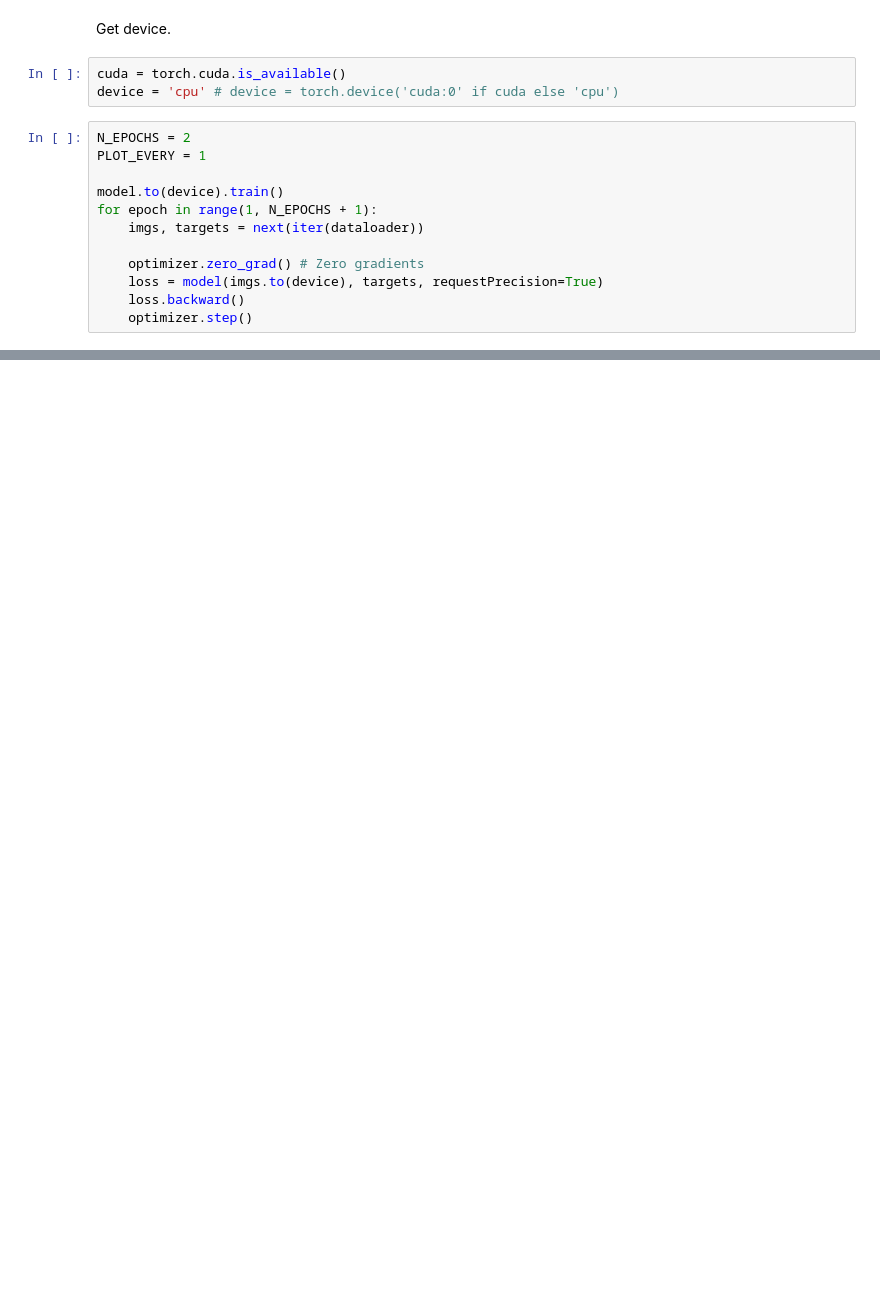
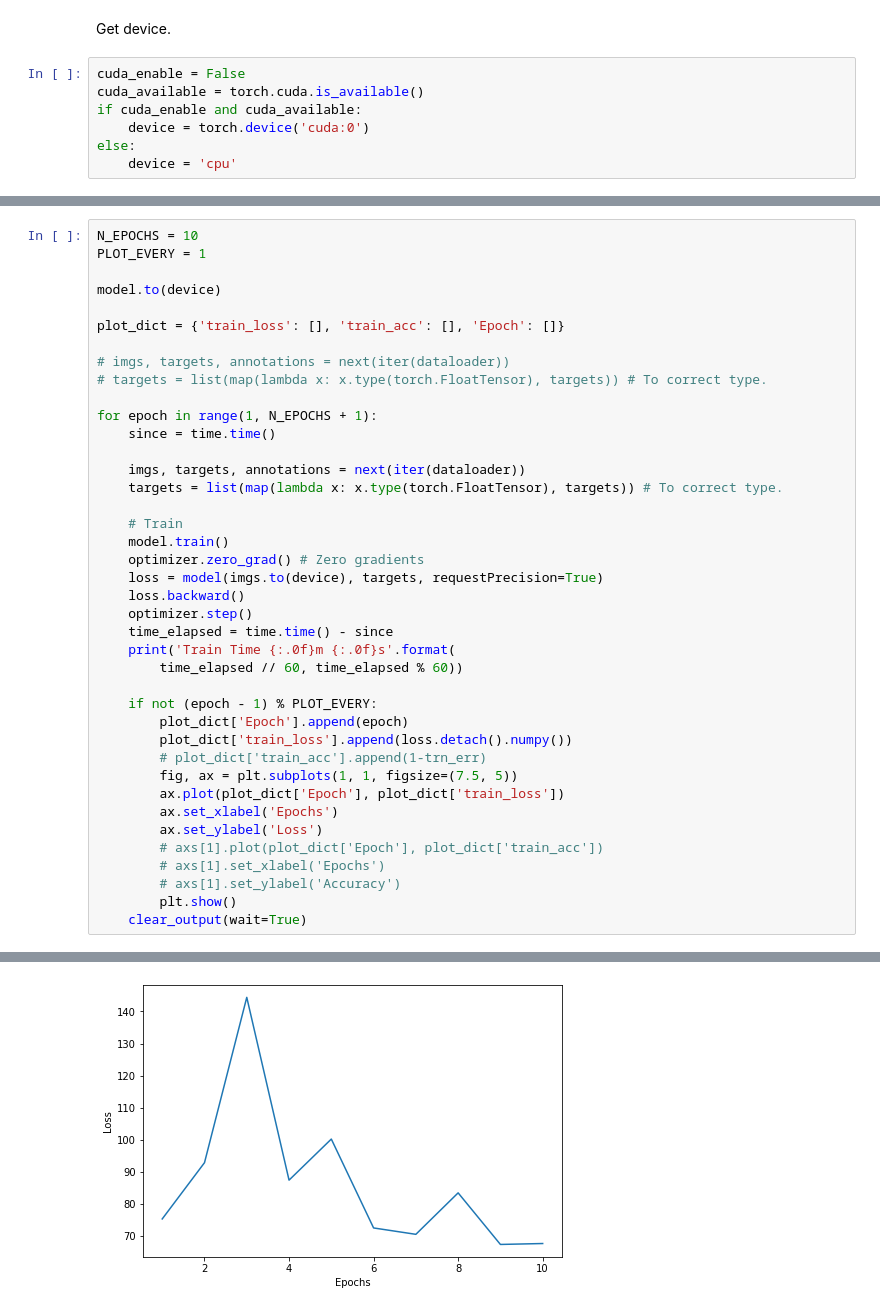
Before and after one commit to AntonJorg/02456-yolo, a Jupyter notebook: yolo.ipynb, the cells around one changed output, grey strips where cells are left out. Drawn from its saved outputs; the diff is of its cells as text; blank space fills up the shorter version.

```diff
--- a/yolo.ipynb
+++ b/yolo.ipynb
@@ -129,17 +133,9 @@ optimizer = torch.optim.SGD(
 # %% [markdown]
 Get device.
 # %%
-cuda = torch.cuda.is_available()
-device = 'cpu' # device = torch.device('cuda:0' if cuda else 'cpu')
+cuda_enable = False
+cuda_available = torch.cuda.is_available()
+if cuda_enable and cuda_available:
+    device = torch.device('cuda:0')
+else:
+    device = 'cpu'
-# %%
-N_EPOCHS = 2
-PLOT_EVERY = 1
-
-model.to(device).train()
-for epoch in range(1, N_EPOCHS + 1):
-    imgs, targets = next(iter(dataloader))
-
-    optimizer.zero_grad() # Zero gradients
-    loss = model(imgs.to(device), targets, requestPrecision=True)
-    loss.backward()
-    optimizer.step()
@@ -145,0 +144,41 @@ for epoch in range(1, N_EPOCHS + 1):
+# %%
+N_EPOCHS = 10
+PLOT_EVERY = 1
+
+model.to(device)
+
+plot_dict = {'train_loss': [], 'train_acc': [], 'Epoch': []}
+
+# imgs, targets, annotations = next(iter(dataloader))
+# targets = list(map(lambda x: x.type(torch.FloatTensor), targets)) # To correct type.
+
+for epoch in range(1, N_EPOCHS + 1):
+    since = time.time()
+
+    imgs, targets, annotations = next(iter(dataloader))
+    targets = list(map(lambda x: x.type(torch.FloatTensor), targets)) # To correct type.
+
+    # Train
+    model.train()
+    optimizer.zero_grad() # Zero gradients
+    loss = model(imgs.to(device), targets, requestPrecision=True)
+    loss.backward()
+    optimizer.step()
+    time_elapsed = time.time() - since
+    print('Train Time {:.0f}m {:.0f}s'.format(
+        time_elapsed // 60, time_elapsed % 60))
+
+    if not (epoch - 1) % PLOT_EVERY:
+        plot_dict['Epoch'].append(epoch)
+        plot_dict['train_loss'].append(loss.detach().numpy())
+        # plot_dict['train_acc'].append(1-trn_err)
+        fig, ax = plt.subplots(1, 1, figsize=(7.5, 5))
+        ax.plot(plot_dict['Epoch'], plot_dict['train_loss'])
+        ax.set_xlabel('Epochs')
+        ax.set_ylabel('Loss')
+        # axs[1].plot(plot_dict['Epoch'], plot_dict['train_acc'])
+        # axs[1].set_xlabel('Epochs')
+        # axs[1].set_ylabel('Accuracy')
+        plt.show()
+    clear_output(wait=True)
+# %% [output]
@@ -145,0 +186 @@ for epoch in range(1, N_EPOCHS + 1):
+[figure, added]
```
Also changed, not shown: parts of 23 cells of this notebook.
